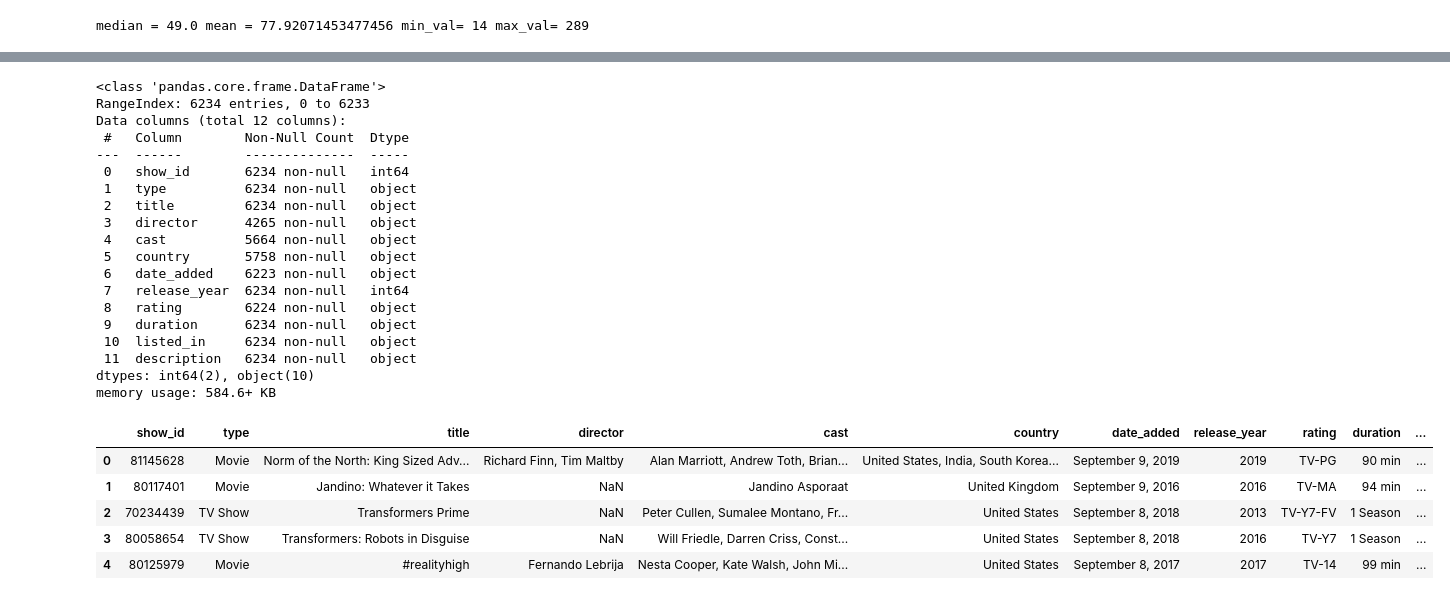
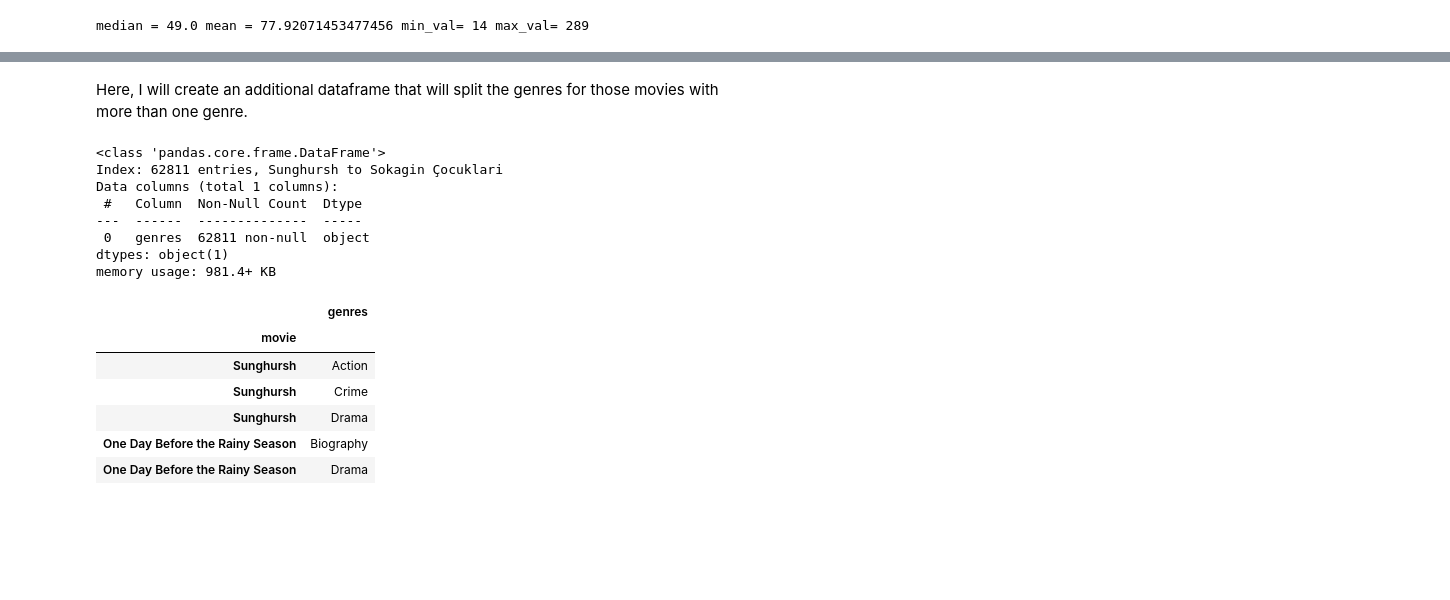
Before and after one commit to adcm2292/dsc-phase-1-project-online, a Jupyter notebook: n1_overview_and_data_understanding.ipynb, the cells around one changed output, grey strips where cells are left out. Cells and saved outputs as stored; diff of their text form; code cells hidden in the pictures; blank space fills up the shorter version.

```diff
--- a/n1_overview_and_data_understanding.ipynb
+++ b/n1_overview_and_data_understanding.ipynb
@@ -400,7 +385,5 @@ df2_and_df3 = df2_and_df3.rename(columns={'primary_title':'movie'})
 df2_and_df3.start_year.unique()
 # %% [output]
 array([2013, 2019, 2018, 2017, 2010, 2011, 2012, 2015, 2016, 2014])
-# %%
-df2_and_df3['start_year'] = pd.to_numeric(df2_and_df3['start_year']).astype(int)
 # %%
-ratings_df = df2_and_df3.drop(columns=['tconst', 'genres', 'runtime_minutes', 'original_title'])
+ratings_df = df2_and_df3.drop(columns=['tconst', 'runtime_minutes', 'original_title'])
@@ -415,2 +389,0 @@ def genreCount(df, column):
-# %%
-ratings_df['genre_count'] = genreCount(ratings_df, ratings_df['genre_list'])
@@ -472,29 +463,25 @@ memory usage: 2.0+ MB
+# %% [markdown]
+Here, I will create an additional dataframe that will split the genres for those movies with more than one genre.
+# %%
+genres_df = ratings_df.set_index('movie').genres.str.split(',',
+            expand=True).stack().reset_index(level=1,
+            drop=True).to_frame('genres')
 # %%
-df_netflix.info()
-df_netflix.head()
+genres_df.info()
+genres_df.head()
 # %% [output]
 <class 'pandas.core.frame.DataFrame'>
-RangeIndex: 6234 entries, 0 to 6233
-Data columns (total 12 columns):
- #   Column        Non-Null Count  Dtype
----  ------        --------------  -----
- 0   show_id       6234 non-null   int64
- 1   type          6234 non-null   object
- 2   title         6234 non-null   object
- 3   director      4265 non-null   object
- 4   cast          5664 non-null   object
- 5   country       5758 non-null   object
- 6   date_added    6223 non-null   object
- 7   release_year  6234 non-null   int64
- 8   rating        6224 non-null   object
- 9   duration      6234 non-null   object
- 10  listed_in     6234 non-null   object
- 11  description   6234 non-null   object
-dtypes: int64(2), object(10)
-memory usage: 584.6+ KB
+Index: 62811 entries, Sunghursh to Sokagin Çocuklari
+Data columns (total 1 columns):
+ #   Column  Non-Null Count  Dtype
+---  ------  --------------  -----
+ 0   genres  62811 non-null  object
+dtypes: object(1)
+memory usage: 981.4+ KB
-|  | show_id | type | title | director | cast | country | date_added | release_year | rating | duration | ... |
-| 0 | 81145628 | Movie | Norm of the North: King Sized Adv... | Richard Finn, Tim Maltby | Alan Marriott, Andrew Toth, Brian... | United States, India, South Korea... | September 9, 2019 | 2019 | TV-PG | 90 min | ... |
-| 1 | 80117401 | Movie | Jandino: Whatever it Takes | NaN | Jandino Asporaat | United Kingdom | September 9, 2016 | 2016 | TV-MA | 94 min | ... |
-| 2 | 70234439 | TV Show | Transformers Prime | NaN | Peter Cullen, Sumalee Montano, Fr... | United States | September 8, 2018 | 2013 | TV-Y7-FV | 1 Season | ... |
-| 3 | 80058654 | TV Show | Transformers: Robots in Disguise | NaN | Will Friedle, Darren Criss, Const... | United States | September 8, 2018 | 2016 | TV-Y7 | 1 Season | ... |
-| 4 | 80125979 | Movie | #realityhigh | Fernando Lebrija | Nesta Cooper, Kate Walsh, John Mi... | United States | September 8, 2017 | 2017 | TV-14 | 99 min | ... |
+|  | genres |
+| movie |  |
+| Sunghursh | Action |
+| Sunghursh | Crime |
+| Sunghursh | Drama |
+| One Day Before the Rainy Season | Biography |
+| One Day Before the Rainy Season | Drama |
```
Also changed, not shown: parts of 45 cells of this notebook, 2 other files.
